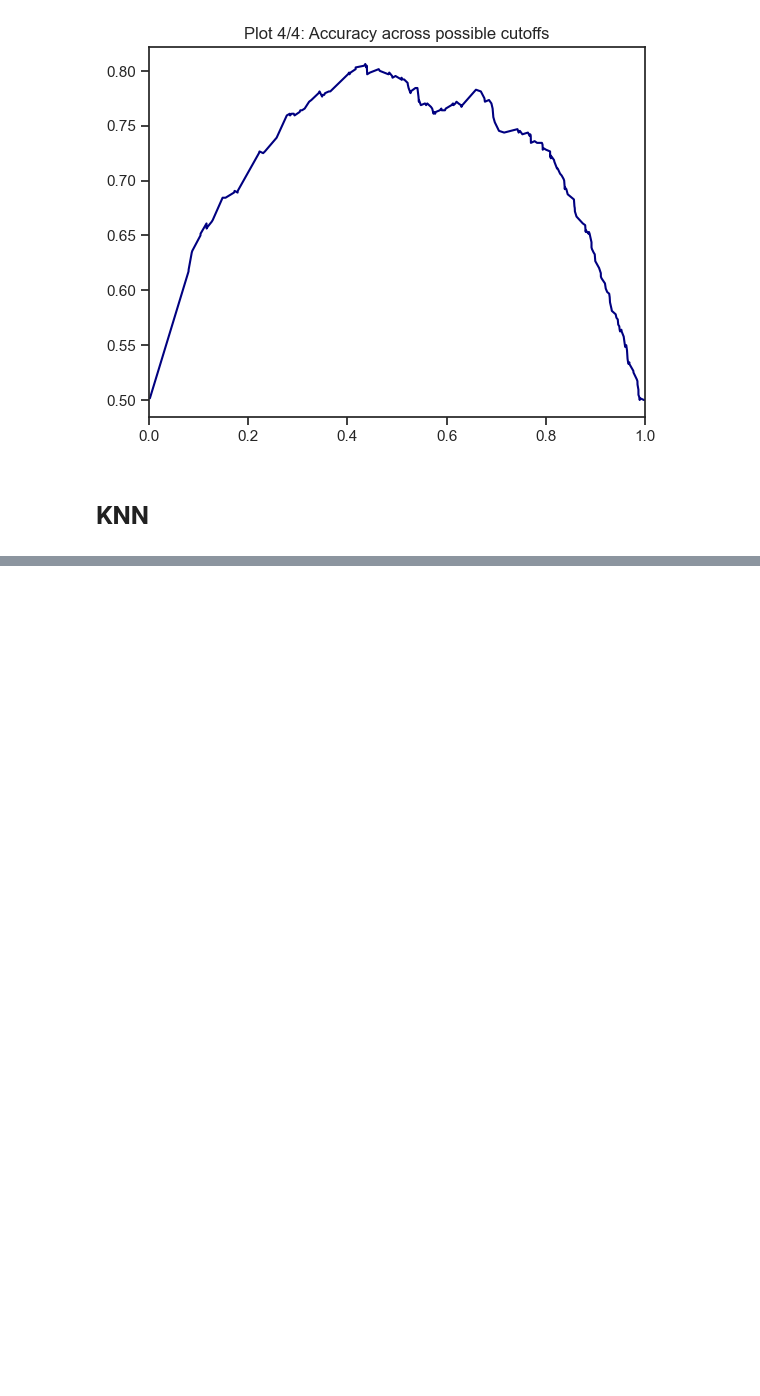
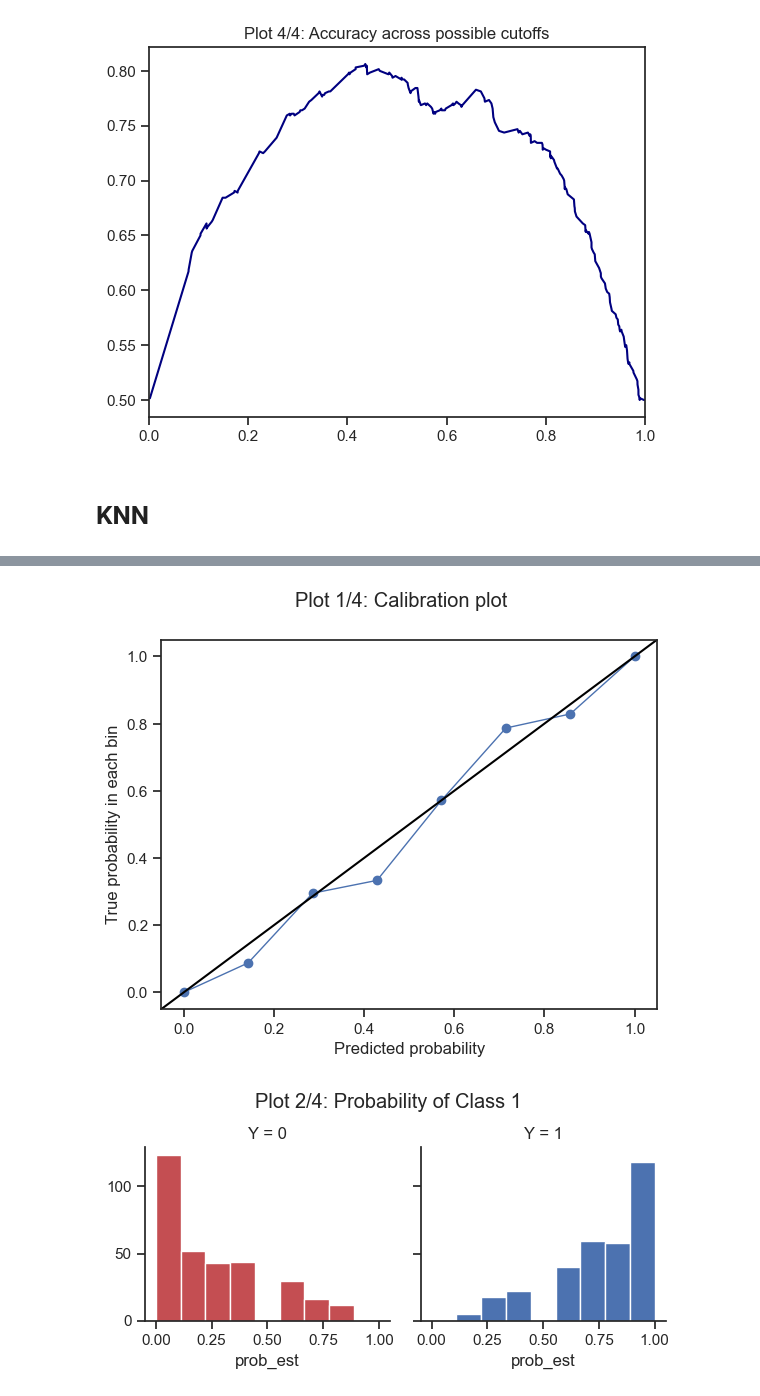
Before and after one commit to frs775/MLIAssingment1, a Jupyter notebook: script.ipynb, the cells around one changed output, grey strips where cells are left out. Cells and saved outputs as stored; diff of their text form; code cells hidden in the pictures; blank space fills up the shorter version.

```diff
--- a/script.ipynb
+++ b/script.ipynb
@@ -332,0 +479,10 @@ CT.plotClassPerformance(dfTR_eval['Y'], LogReg_fit.predict_proba(X_train[INPUTS_
+# %%
+CT.plotClassPerformance(dfTR_eval['Y'], knn_fit.predict_proba(X_train[INPUTS_KNN]), selClass=1)
+
+# Calibration plot: probabilities assigned are close to the true probability for its value
+# Histograms: Probabilities are condensed on the outsides, but we would like to see a more defined tendency
+# AUC: equals to 0.921, close to 1, that means our model performs well with different thresholds
+# Accuracy across posible cutoffs plot shows that when the thresholds is close to 0.45 it performs the best
+# %% [output]
+[figure, added]
+[figure, added]
```
Also changed, not shown: parts of 16 cells of this notebook.
